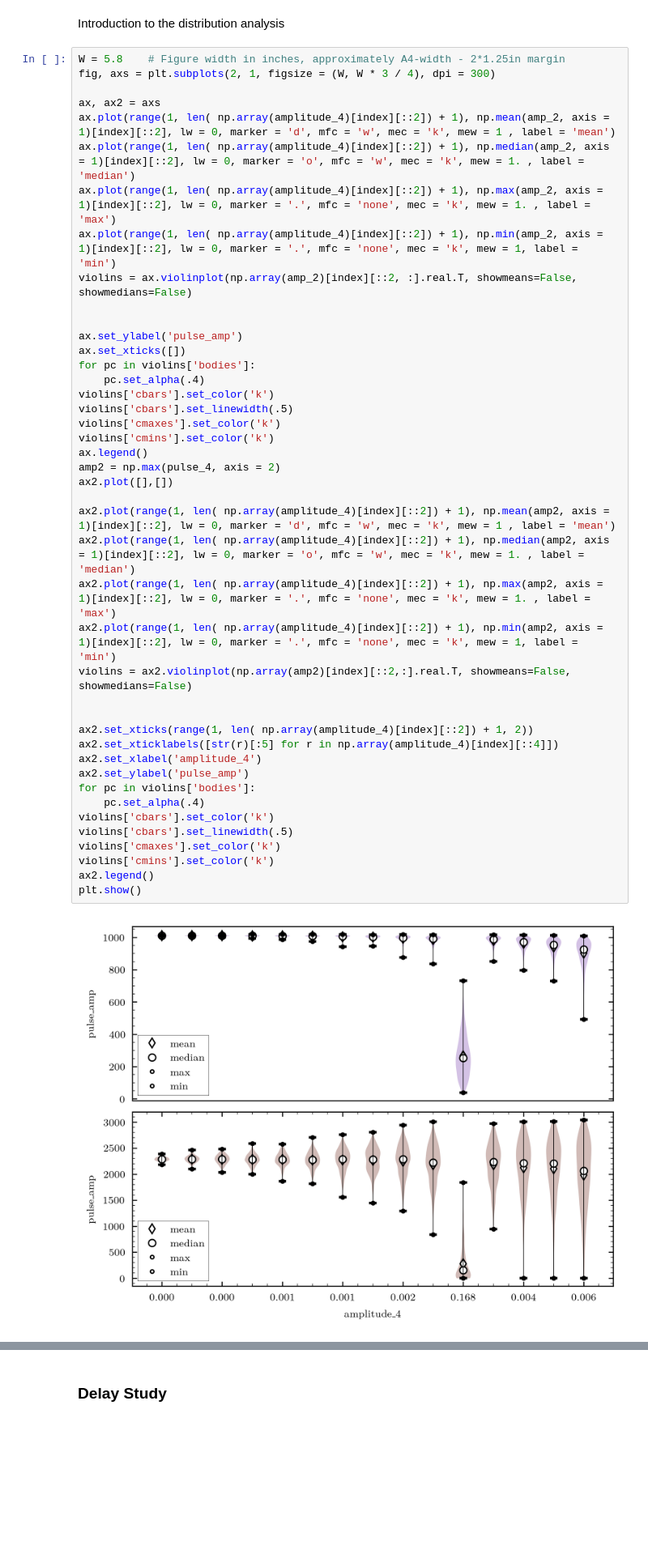
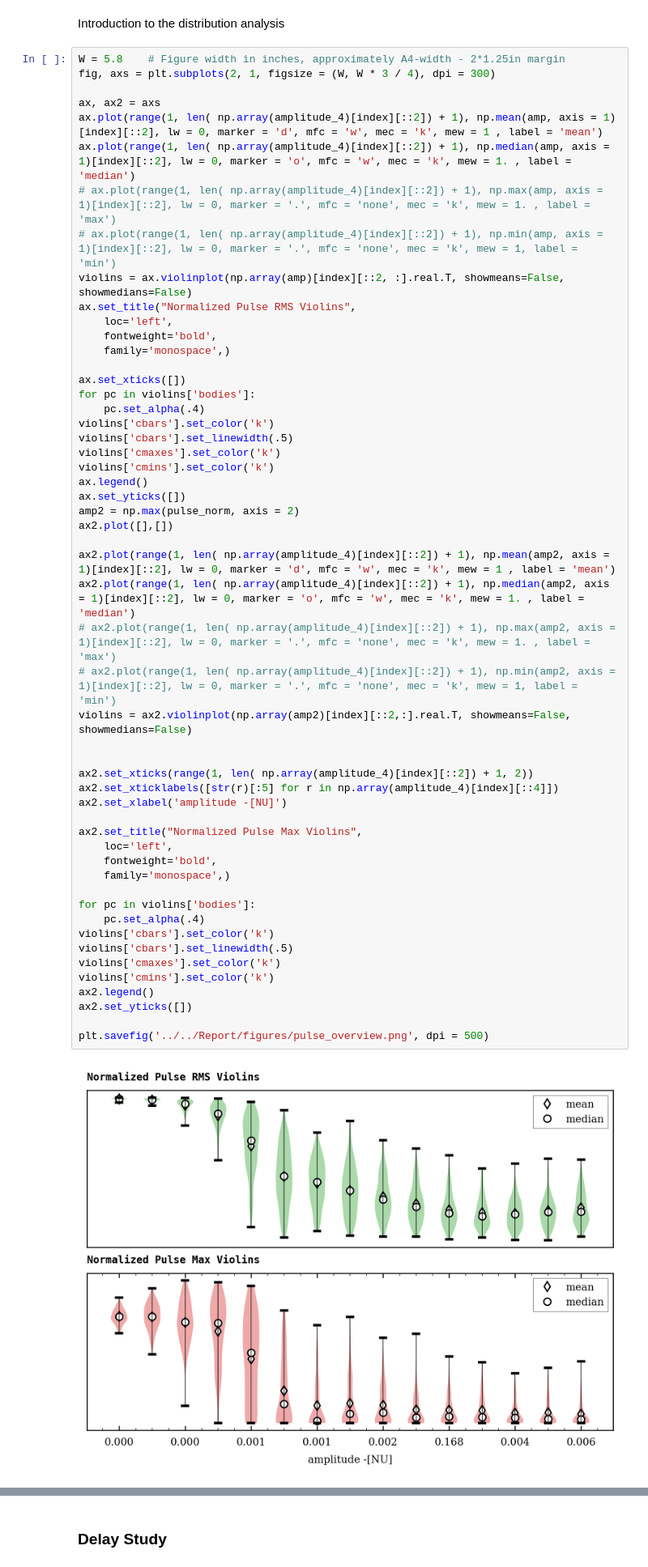
Before and after one commit to Chatr0uge/Internship_SPC, a Jupyter notebook: src/profile_study/profile_study.ipynb, the cells around one changed output, grey strips where cells are left out. Shown at 81% size. Cells and saved outputs as stored; diff of their text form; blank space fills up the shorter version.

Commit message:
first images

```diff
--- a/src/profile_study/profile_study.ipynb
+++ b/src/profile_study/profile_study.ipynb
@@ -252,47 +252,57 @@ Introduction to the distribution analysis
 W = 5.8    # Figure width in inches, approximately A4-width - 2*1.25in margin
 fig, axs = plt.subplots(2, 1, figsize = (W, W * 3 / 4), dpi = 300)
 
 ax, ax2 = axs
-ax.plot(range(1, len( np.array(amplitude_4)[index][::2]) + 1), np.mean(amp_2, axis = 1)[index][::2], lw = 0, marker = 'd', mfc = 'w', mec = 'k', mew = 1 , label = 'mean')
-ax.plot(range(1, len( np.array(amplitude_4)[index][::2]) + 1), np.median(amp_2, axis = 1)[index][::2], lw = 0, marker = 'o', mfc = 'w', mec = 'k', mew = 1. , label = 'median')
-ax.plot(range(1, len( np.array(amplitude_4)[index][::2]) + 1), np.max(amp_2, axis = 1)[index][::2], lw = 0, marker = '.', mfc = 'none', mec = 'k', mew = 1. , label = 'max')
-ax.plot(range(1, len( np.array(amplitude_4)[index][::2]) + 1), np.min(amp_2, axis = 1)[index][::2], lw = 0, marker = '.', mfc = 'none', mec = 'k', mew = 1, label = 'min')
-violins = ax.violinplot(np.array(amp_2)[index][::2, :].real.T, showmeans=False, showmedians=False)
+ax.plot(range(1, len( np.array(amplitude_4)[index][::2]) + 1), np.mean(amp, axis = 1)[index][::2], lw = 0, marker = 'd', mfc = 'w', mec = 'k', mew = 1 , label = 'mean')
+ax.plot(range(1, len( np.array(amplitude_4)[index][::2]) + 1), np.median(amp, axis = 1)[index][::2], lw = 0, marker = 'o', mfc = 'w', mec = 'k', mew = 1. , label = 'median')
+# ax.plot(range(1, len( np.array(amplitude_4)[index][::2]) + 1), np.max(amp, axis = 1)[index][::2], lw = 0, marker = '.', mfc = 'none', mec = 'k', mew = 1. , label = 'max')
+# ax.plot(range(1, len( np.array(amplitude_4)[index][::2]) + 1), np.min(amp, axis = 1)[index][::2], lw = 0, marker = '.', mfc = 'none', mec = 'k', mew = 1, label = 'min')
+violins = ax.violinplot(np.array(amp)[index][::2, :].real.T, showmeans=False, showmedians=False)
+ax.set_title("Normalized Pulse RMS Violins",
+    loc='left',
+    fontweight='bold',
+    family='monospace',)
 
-
-ax.set_ylabel('pulse_amp')
 ax.set_xticks([])
 for pc in violins['bodies']:
     pc.set_alpha(.4)
 violins['cbars'].set_color('k')
 violins['cbars'].set_linewidth(.5)
 violins['cmaxes'].set_color('k')
 violins['cmins'].set_color('k')
 ax.legend()
-amp2 = np.max(pulse_4, axis = 2)
+ax.set_yticks([])
+amp2 = np.max(pulse_norm, axis = 2)
 ax2.plot([],[])
 
 ax2.plot(range(1, len( np.array(amplitude_4)[index][::2]) + 1), np.mean(amp2, axis = 1)[index][::2], lw = 0, marker = 'd', mfc = 'w', mec = 'k', mew = 1 , label = 'mean')
 ax2.plot(range(1, len( np.array(amplitude_4)[index][::2]) + 1), np.median(amp2, axis = 1)[index][::2], lw = 0, marker = 'o', mfc = 'w', mec = 'k', mew = 1. , label = 'median')
-ax2.plot(range(1, len( np.array(amplitude_4)[index][::2]) + 1), np.max(amp2, axis = 1)[index][::2], lw = 0, marker = '.', mfc = 'none', mec = 'k', mew = 1. , label = 'max')
-ax2.plot(range(1, len( np.array(amplitude_4)[index][::2]) + 1), np.min(amp2, axis = 1)[index][::2], lw = 0, marker = '.', mfc = 'none', mec = 'k', mew = 1, label = 'min')
+# ax2.plot(range(1, len( np.array(amplitude_4)[index][::2]) + 1), np.max(amp2, axis = 1)[index][::2], lw = 0, marker = '.', mfc = 'none', mec = 'k', mew = 1. , label = 'max')
+# ax2.plot(range(1, len( np.array(amplitude_4)[index][::2]) + 1), np.min(amp2, axis = 1)[index][::2], lw = 0, marker = '.', mfc = 'none', mec = 'k', mew = 1, label = 'min')
 violins = ax2.violinplot(np.array(amp2)[index][::2,:].real.T, showmeans=False, showmedians=False)
 
 
 ax2.set_xticks(range(1, len( np.array(amplitude_4)[index][::2]) + 1, 2))
 ax2.set_xticklabels([str(r)[:5] for r in np.array(amplitude_4)[index][::4]])
-ax2.set_xlabel('amplitude_4')
-ax2.set_ylabel('pulse_amp')
+ax2.set_xlabel('amplitude -[NU]')
+
+ax2.set_title("Normalized Pulse Max Violins",
+    loc='left',
+    fontweight='bold',
+    family='monospace',)
+
 for pc in violins['bodies']:
     pc.set_alpha(.4)
 violins['cbars'].set_color('k')
 violins['cbars'].set_linewidth(.5)
 violins['cmaxes'].set_color('k')
 violins['cmins'].set_color('k')
 ax2.legend()
-plt.show()
+ax2.set_yticks([])
+
+plt.savefig('../../Report/figures/pulse_overview.png', dpi = 500)
 # %% [output]
-[figure, old version]
+[figure, new version]
 # %%
 W = 5.8    # Figure width in inches, approximately A4-width - 2*1.25in margin
 fig, ax = plt.subplots(1, figsize = (W, W * 3 / 4), dpi = 300)
```
Also changed, not shown: 10 other files.
